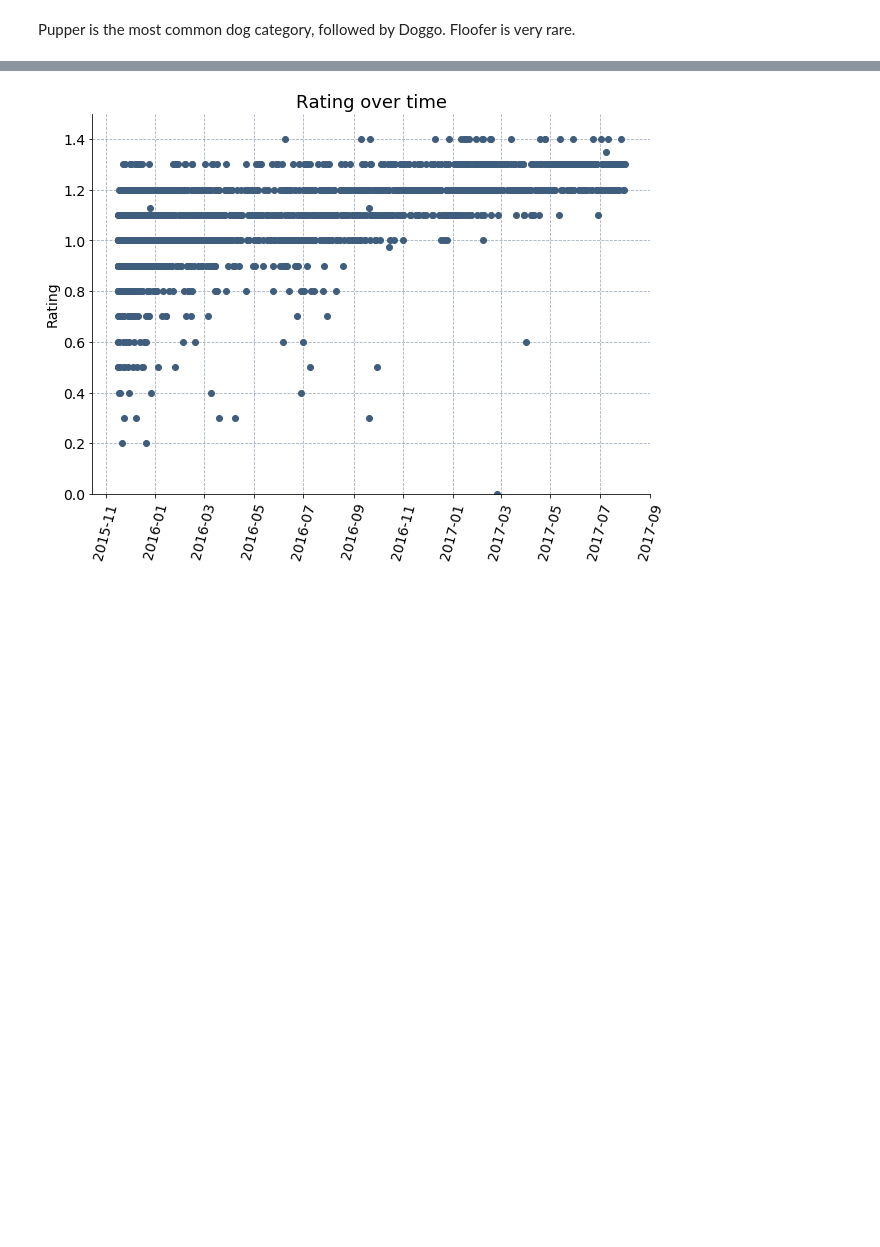
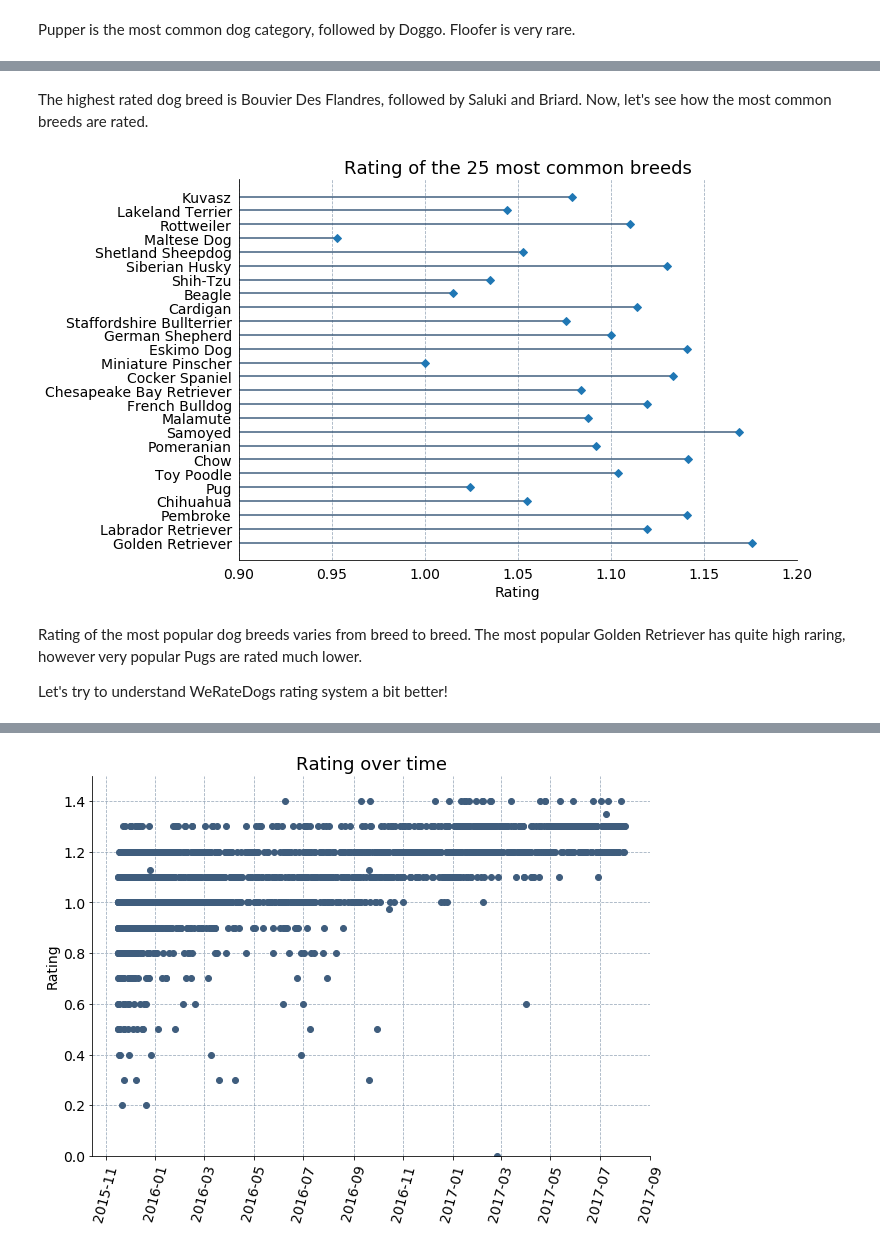
Before and after one commit to stembarb/DA--Wrangle-Analyze-WeRateDogs-Data, a Jupyter notebook: wrangle_act.ipynb, the cells around one changed output, grey strips where cells are left out. Drawn from its saved outputs; the diff is of its cells as text; code cells hidden in the pictures; blank space fills up the shorter version.

```diff
--- a/wrangle_act.ipynb
+++ b/wrangle_act.ipynb
@@ -1204,0 +1332,40 @@ Name: rating, dtype: float64
+# %% [markdown]
+The highest rated dog breed is Bouvier Des Flandres, followed by Saluki and Briard. Now, let's see how the most common breeds are rated.
+# %%
+# plot rating of 25 most common breeds
+dog_breeds_rating_count = dog_breeds_rating.sort_values('breed_count', ascending=False)
+df_range = range(1, len(dog_breeds_rating_count.iloc[:26,:].index) + 1)
+
+# Vertical lollipop plot
+
+plt.figure(figsize=(10,7))
+
+ax = plt.subplot(111)
+ax.spines["top"].set_visible(False)
+ax.spines["right"].set_visible(False)
+ax.grid(which='major', axis='x', linestyle='--', alpha=0.5, color="#3F5D7D")
+
+plt.xticks(fontsize=14)
+plt.yticks(df_range, dog_breeds_rating_count.iloc[:26,:].index, fontsize=14)
+
+plt.xlim(0.9,1.2)
+
+plt.tick_params(axis="both", which="both", bottom=False, top=False,
+                    labelbottom=True, left=False, right=False, labelleft=True)
+
+plt.hlines(y = df_range, xmin = 0, xmax = dog_breeds_rating_count.iloc[:26,:].rating_mean, color = '#3F5D7D')
+plt.plot(dog_breeds_rating_count.iloc[:26,:].rating_mean, df_range, "D")
+
+plt.title("Rating of the 25 most common breeds",
+          fontsize=18)
+
+plt.xlabel("Rating",
+           fontsize=14)
+
+plt.show()
+# %% [output]
+[figure, added]
+# %% [markdown]
+Rating of the most popular dog breeds varies from breed to breed. The most popular Golden Retriever has quite high raring, however very popular Pugs are rated much lower.
+
+Let's try to understand WeRateDogs rating system a bit better!
```
Also changed, not shown: parts of 61 cells of this notebook, 2 other files.
